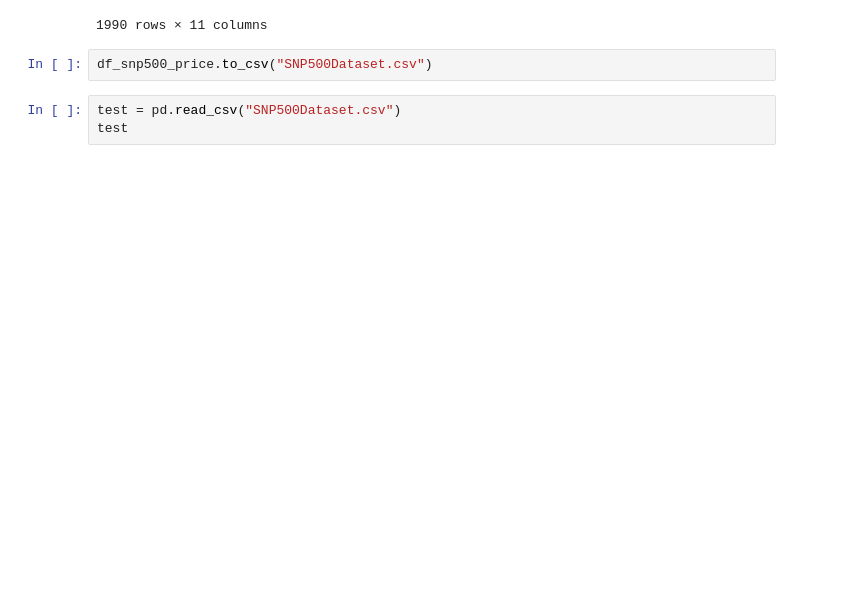
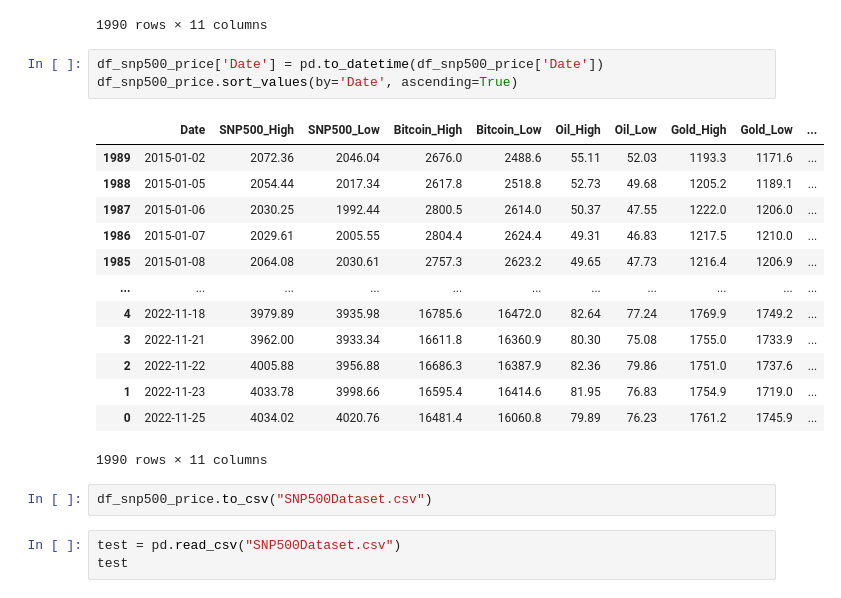
Before and after one commit to RyanKusnadi/data-engineering-pipeline-predicting-SNP500-price, a Jupyter notebook: ETL of Historical CSV data.ipynb, the cells around one changed output. Cells and saved outputs as stored; diff of their text form; blank space fills up the shorter version.

```diff
--- a/ETL of Historical CSV data.ipynb
+++ b/ETL of Historical CSV data.ipynb
@@ -187,6 +187,23 @@ df_snp500_price
 | 1988 | 01/05/2015 | 2054.44 | 2017.34 | 2617.8 | 2518.8 | 52.73 | 49.68 | 1205.2 | 1189.1 | ... |
 | 1989 | 01/02/2015 | 2072.36 | 2046.04 | 2676.0 | 2488.6 | 55.11 | 52.03 | 1193.3 | 1171.6 | ... |
 1990 rows × 11 columns
+# %%
+df_snp500_price['Date'] = pd.to_datetime(df_snp500_price['Date'])
+df_snp500_price.sort_values(by='Date', ascending=True)
+# %% [output]
+|  | Date | SNP500_High | SNP500_Low | Bitcoin_High | Bitcoin_Low | Oil_High | Oil_Low | Gold_High | Gold_Low | ... |
+| 1989 | 2015-01-02 | 2072.36 | 2046.04 | 2676.0 | 2488.6 | 55.11 | 52.03 | 1193.3 | 1171.6 | ... |
+| 1988 | 2015-01-05 | 2054.44 | 2017.34 | 2617.8 | 2518.8 | 52.73 | 49.68 | 1205.2 | 1189.1 | ... |
+| 1987 | 2015-01-06 | 2030.25 | 1992.44 | 2800.5 | 2614.0 | 50.37 | 47.55 | 1222.0 | 1206.0 | ... |
+| 1986 | 2015-01-07 | 2029.61 | 2005.55 | 2804.4 | 2624.4 | 49.31 | 46.83 | 1217.5 | 1210.0 | ... |
+| 1985 | 2015-01-08 | 2064.08 | 2030.61 | 2757.3 | 2623.2 | 49.65 | 47.73 | 1216.4 | 1206.9 | ... |
+| ... | ... | ... | ... | ... | ... | ... | ... | ... | ... | ... |
+| 4 | 2022-11-18 | 3979.89 | 3935.98 | 16785.6 | 16472.0 | 82.64 | 77.24 | 1769.9 | 1749.2 | ... |
+| 3 | 2022-11-21 | 3962.00 | 3933.34 | 16611.8 | 16360.9 | 80.30 | 75.08 | 1755.0 | 1733.9 | ... |
+| 2 | 2022-11-22 | 4005.88 | 3956.88 | 16686.3 | 16387.9 | 82.36 | 79.86 | 1751.0 | 1737.6 | ... |
+| 1 | 2022-11-23 | 4033.78 | 3998.66 | 16595.4 | 16414.6 | 81.95 | 76.83 | 1754.9 | 1719.0 | ... |
+| 0 | 2022-11-25 | 4034.02 | 4020.76 | 16481.4 | 16060.8 | 79.89 | 76.23 | 1761.2 | 1745.9 | ... |
+1990 rows × 11 columns
 # %%
 df_snp500_price.to_csv("SNP500Dataset.csv")
 # %%
```
Also changed, not shown: parts of 1 cell of this notebook.
